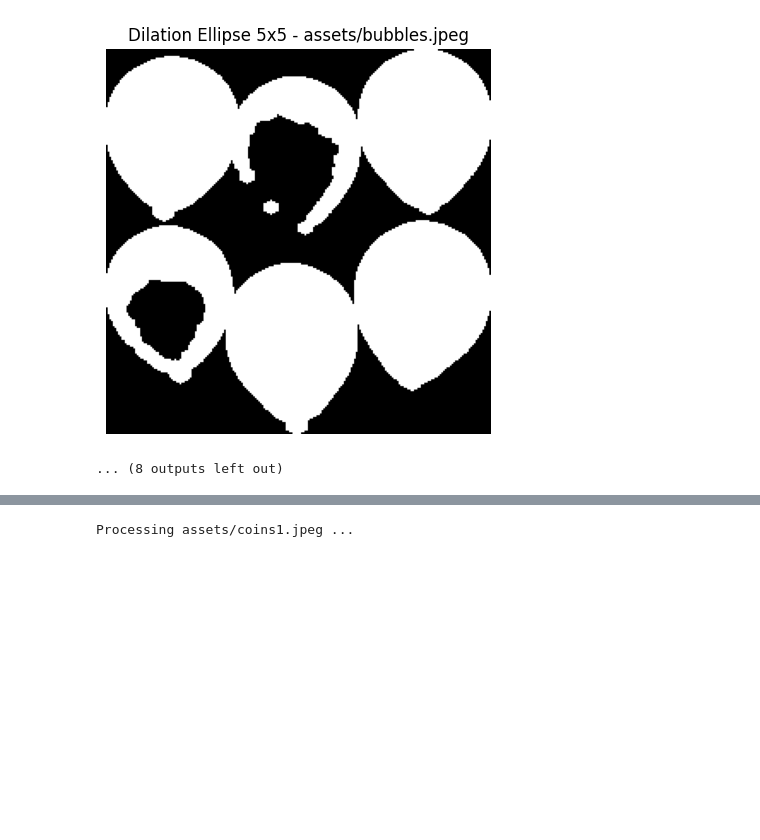
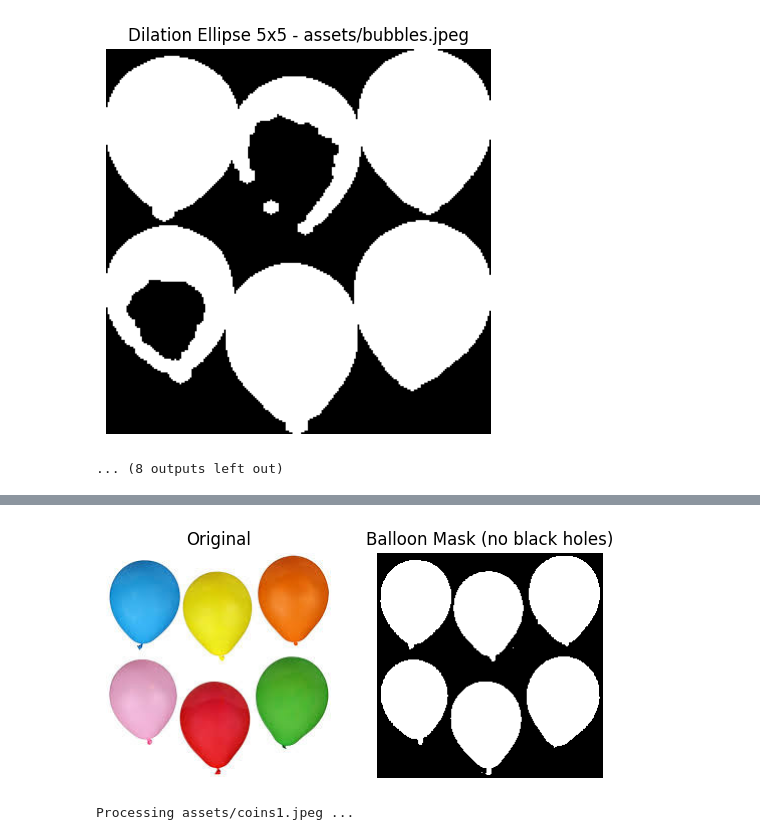
Before and after one commit to notyouriiz/Image_Processing, a Jupyter notebook: Image Selection/ImagesSelection.ipynb, the cells around one changed output, grey strips where cells are left out. Saved outputs shown, nothing was run; the diff lists cells and outputs as text; code cells hidden in the pictures; blank space fills up the shorter version.

Commit message:
image sellection for ballon or bubbles.jpeg

```diff
--- a/Image Selection/ImagesSelection.ipynb
+++ b/Image Selection/ImagesSelection.ipynb
@@ -135,3 +89,40 @@ plt.show()
+# %%
+import cv2
+import numpy as np
+import matplotlib.pyplot as plt
+
+def process_balloon(img_path):
+    image = cv2.imread(img_path)
+    hsv = cv2.cvtColor(image, cv2.COLOR_BGR2HSV)
+
+    # Keep only pixels with enough saturation (colored regions)
+    # You may tune these thresholds
+    lower = np.array([0, 40, 40])
+    upper = np.array([180, 255, 255])
+    mask = cv2.inRange(hsv, lower, upper)
+
+    # Apply morphological closing to fill gaps
+    kernel = cv2.getStructuringElement(cv2.MORPH_RECT, (3,3))
+    mask_closed = cv2.morphologyEx(mask, cv2.MORPH_CLOSE, kernel, iterations=1)
+
+    return image, mask_closed
+
+# Example
+img_path = "assets/bubbles.jpeg"
+orig, mask = process_balloon(img_path)
+
+plt.subplot(1,2,1)
+plt.imshow(cv2.cvtColor(orig, cv2.COLOR_BGR2RGB))
+plt.title("Original")
+plt.axis("off")
+
+plt.subplot(1,2,2)
+plt.imshow(mask, cmap="gray")
+plt.title("Balloon Mask (no black holes)")
+plt.axis("off")
+plt.show()
+# %% [output]
+[figure, added]
 # %%
 import cv2
 import matplotlib.pyplot as plt
```
Also changed, not shown: parts of 1 cell of this notebook.
